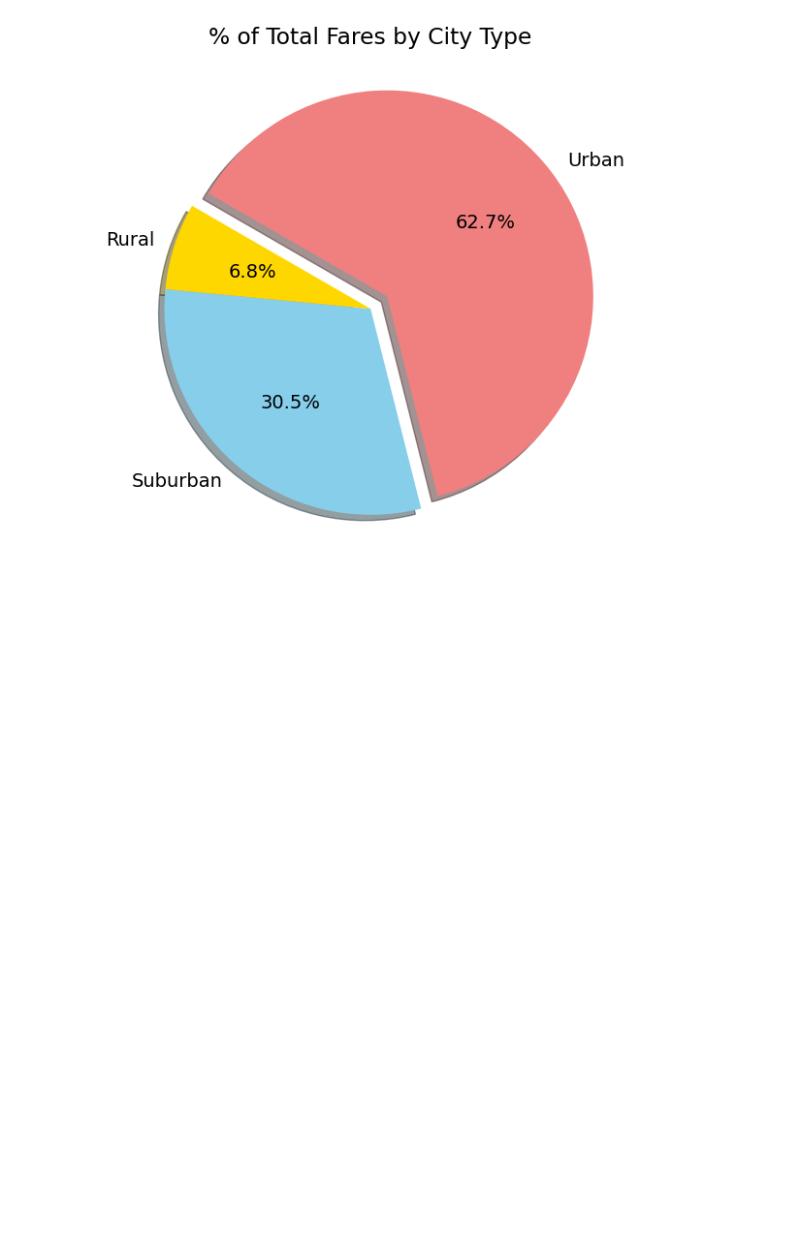
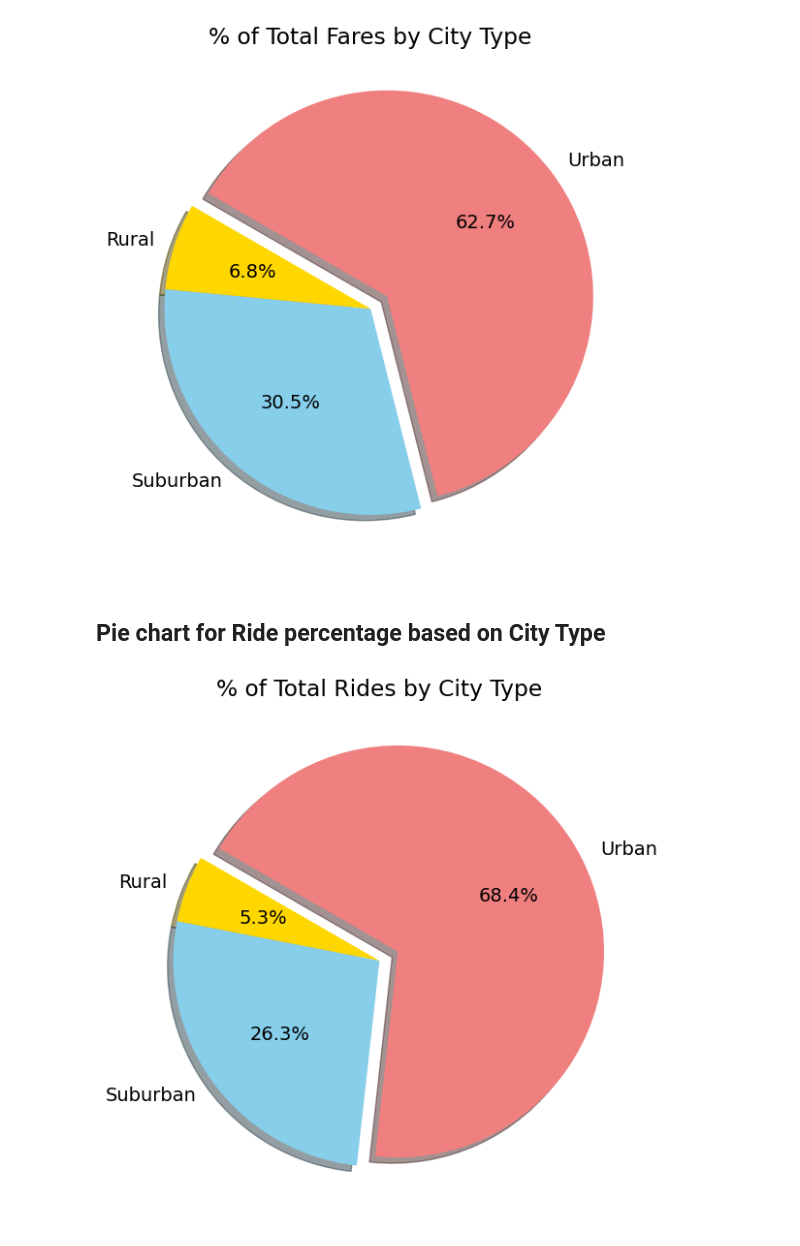
Before and after one commit to MaxDorris/PyBer-Analysis, a Jupyter notebook: PyBer.ipynb, the cells around one changed output. Saved outputs shown, nothing was run; the diff lists cells and outputs as text; code cells hidden in the pictures; blank space fills up the shorter version.

```diff
--- a/PyBer.ipynb
+++ b/PyBer.ipynb
@@ -434,3 +438,31 @@ fig.tight_layout()
 fig.savefig('analysis/Ride_Fare_Percents_by_Type')
 # %% [output]
 [figure]
+# %% [markdown]
+## Pie chart for Ride percentage based on City Type
+# %%
+#Pie Chart = groupby type -> 'pd.DataFrame'.plot(...)
+
+fig, ax = plt.subplots(figsize=(10,6))
+merged_df.groupby(['type']).count()['ride_id'].plot(
+       y=0,
+       kind='pie',
+       colors=['gold','skyblue','lightcoral'],
+       explode=[0,0,0.1],
+       shadow=True,
+       startangle=150,
+       autopct='%1.1f%%')
+
+
+ax.set_title("% of Total Rides by City Type")
+ax.set_ylabel("")
+mpl.rcParams['font.size'] = 14
+# mpl.rcParams['font.style'] = 'normal'
+# mpl.rcParams['font.weight'] = 'bold'
+
+# Add the legend.
+
+fig.tight_layout()
+fig.savefig('analysis/Ride_Count_Percents_by_Type')
+# %% [output]
+[figure, added]
```
Also changed, not shown: parts of 2 cells of this notebook, 2 other files.
